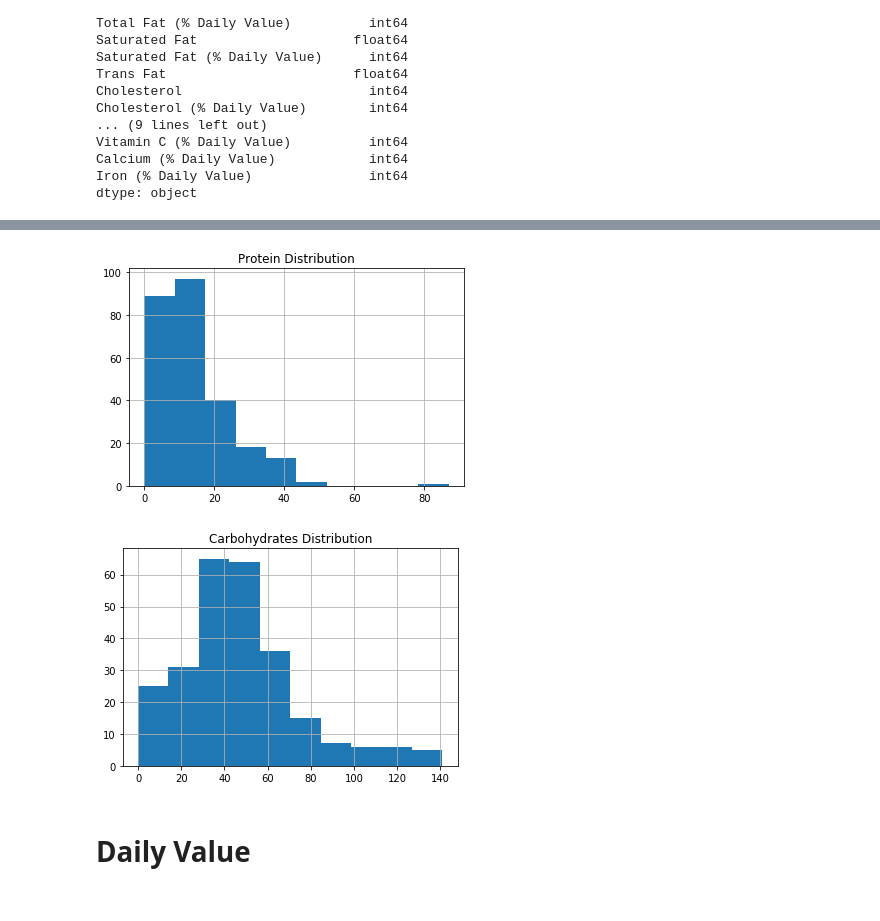
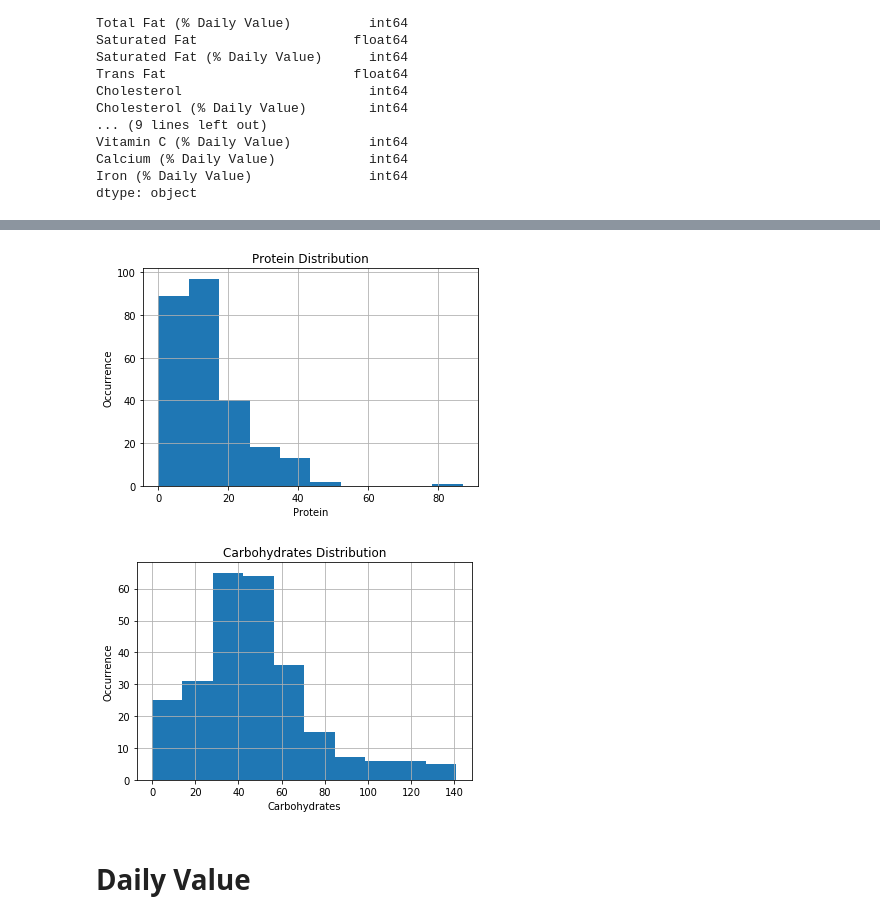
Before and after one commit to ipatel467/McDonald-s-Menu, a Jupyter notebook: Index.ipynb, the cells around one changed output, grey strips where cells are left out. Saved outputs shown, nothing was run; the diff lists cells and outputs as text; code cells hidden in the pictures.

```diff
--- a/Index.ipynb
+++ b/Index.ipynb
@@ -85,13 +95,17 @@ plt.title('Saturated Fat Distribution');
 # %%
 df['Protein'].hist()
 plt.title('Protein Distribution');
+plt.xlabel('Protein')
+plt.ylabel('Occurrence');
 # %% [output]
-[figure, old version]
+[figure, new version]
 # %%
 df['Carbohydrates'].hist()
 plt.title('Carbohydrates Distribution');
+plt.xlabel('Carbohydrates')
+plt.ylabel('Occurrence');
 # %% [output]
-[figure, old version]
+[figure, new version]
 # %% [markdown]
 # Daily Value
 # %%
```
Also changed, not shown: parts of 5 cells of this notebook.
